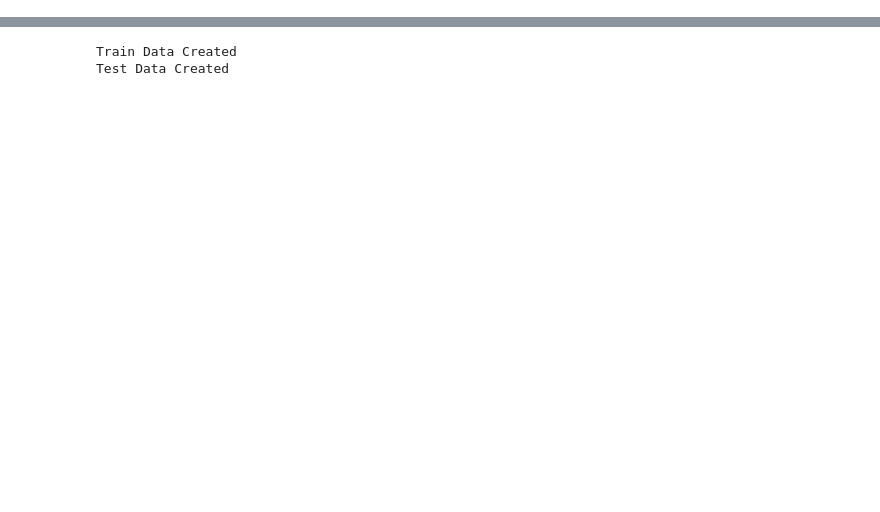
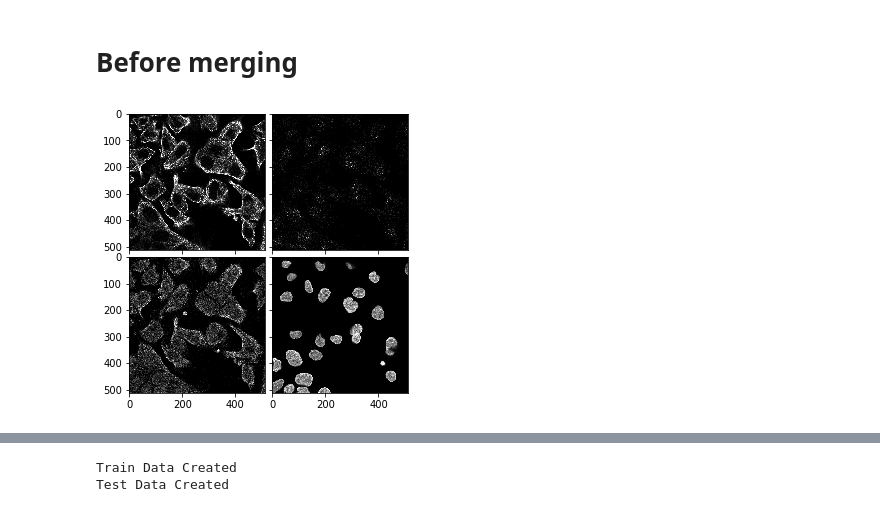
Before and after one commit to riteshkarvaloc/medical-demo, a Jupyter notebook: cell-classification/notebooks/demo-part-1.ipynb, the cells around one changed output, grey strips where cells are left out. Saved outputs shown, nothing was run; the diff lists cells and outputs as text; code cells hidden in the pictures; blank space fills up the shorter version.

```diff
--- a/cell-classification/notebooks/demo-part-1.ipynb
+++ b/cell-classification/notebooks/demo-part-1.ipynb
@@ -140,4 +141,26 @@ IN_IMG_PATH = DATA_PATH + 'HPIA/Nucleoplasm_Cytosol_train/'
 OUT_IMG_PATH = OUT_PATH + 'Nucleoplasm_Cytosol/'
 
 annot = pd.read_csv(DATA_PATH + 'HPIA/train.csv')
+# %%
+img_id = '3d785eca-bbb2-11e8-b2ba-ac1f6b6435d0'
+# %%
+img1 = cv2.imread(IN_IMG_PATH + img_id + '_red.png')#, cv2.IMREAD_GRAYSCALE)
+img2 = cv2.imread(IN_IMG_PATH + img_id + '_green.png')#, cv2.IMREAD_GRAYSCALE)
+img3 = cv2.imread(IN_IMG_PATH + img_id + '_yellow.png')#, cv2.IMREAD_GRAYSCALE)
+img4 = cv2.imread(IN_IMG_PATH + img_id + '_blue.png')#, cv2.IMREAD_GRAYSCALE)
+# %% [markdown]
+# Before merging
+# %%
+import matplotlib.pyplot as plt
+from mpl_toolkits.axes_grid1 import ImageGrid
+fig = plt.figure(figsize=(5,6))
+grid = ImageGrid(fig, 111,
+                 nrows_ncols=(2, 2),
+                 axes_pad=0.1,
+                 )
+for ax, im in zip(grid, [img1,img2,img3,img4]):
+    ax.imshow(im)
+plt.show()
+# %% [output]
+[figure, added]
 # %%
```
Also changed, not shown: parts of 6 cells of this notebook.
